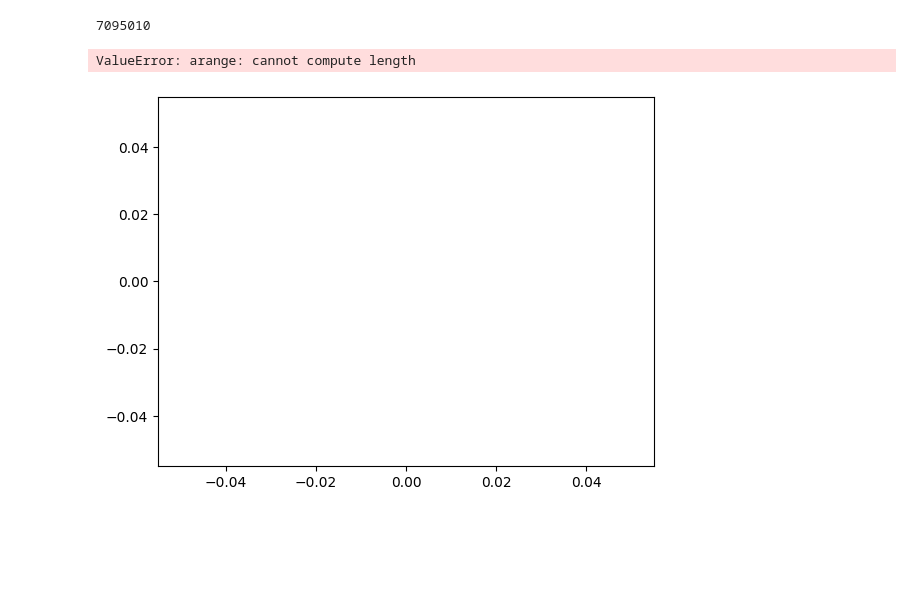
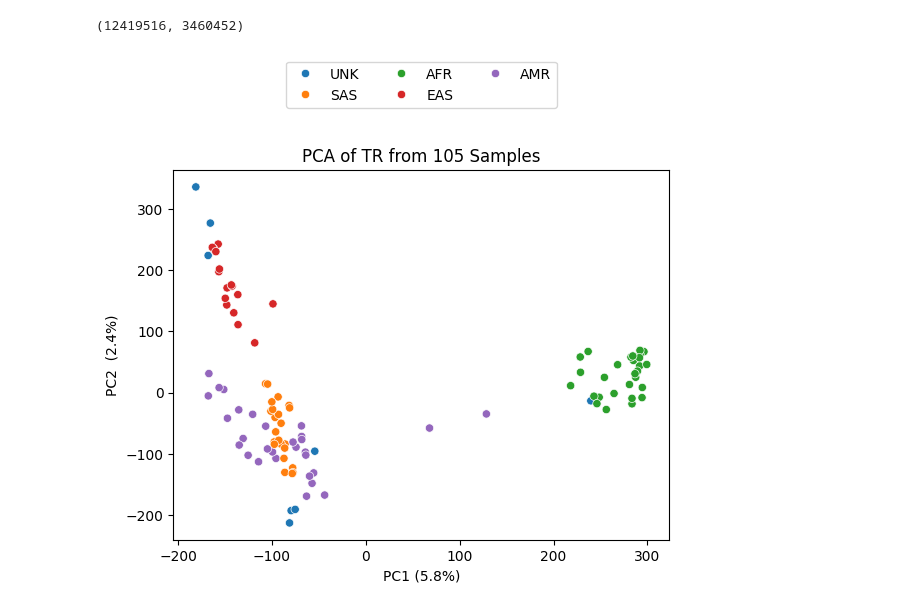
Before and after one commit to ACEnglish/tdb, a Jupyter notebook: notebooks/PCA.ipynb, the cells around one changed output. Drawn from its saved outputs; the diff is of its cells as text; code cells hidden in the pictures; blank space fills up the shorter version.

Commit message:
Cleaning PCA notebook
That had experimental Methylation-based PCA notes. Now has a full
analysis.

```diff
--- a/notebooks/PCA.ipynb
+++ b/notebooks/PCA.ipynb
@@ -214,11 +13,43 @@ all_nan = np.isnan(pca_methyl.values).sum(axis=0)
-# %%
-all_nan[0], len(pca_methyl
-# %% [output]
-7095010
-# %%
-for i in ["HG03825", "HG02738", "HG00609"]:
-    sb.histplot(pca_methyl[i], binwidth=10)
-    plt.show()
-# %% [output]
-ValueError: arange: cannot compute length
-[figure, removed]
+# %%
+alleles = data['allele'].set_index(['LocusID', 'allele_number'])[[]]
+# %%
+all_lengths = []
+for i, sample in enumerate(data['sample']):
+    m_samp = data['sample'][sample]
+    m_samp = m_samp[m_samp['spanning_reads'] >= 10].set_index(['LocusID', 'allele_number'])
+    alleles[sample] = alleles.index.isin(m_samp.index).astype(int)
+    # de-fragment the frame every once in a while
+    if i % 50 == 0:
+        alleles = alleles.copy()
+
+alleles = alleles.fillna(0)
+# %%
+# Filter to alleles that occur in 5%-95% of samples
+keep = alleles.mean(axis=1).between(0.05, 0.95)
+len(keep), keep.sum()
+# %% [output]
+(12419516, 3460452)
+# %%
+pca = PCA(n_components=2)
+values = alleles[keep].values.T
+X_r = pca.fit(values).transform(values)
+
+m_X = pd.DataFrame(X_r, columns=["PC1", "PC2"])
+m_X['sample'] = alleles.columns
+
+# Add Population information for the plot
+meta = pd.read_csv("/Users/english/code/references/hprc_105.tdb/igsr_samples.tsv", sep='\t')
+slookup = dict(zip(meta["Sample name"], meta["Superpopulation code"]))
+
+m_X['Super Pop'] = m_X['sample'].map(slookup).fillna('UNK')
+
+pc1, pc2 = pca.explained_variance_ratio_
+pc1 = round(pc1*100, 1)
+pc2 = round(pc2*100, 1)
+
+p = sb.scatterplot(data=m_X, x="PC1", y="PC2", hue="Super Pop")
+plt.legend(loc='lower center', bbox_to_anchor=(0.5, 1.15), ncol=3)
+_ = p.set(title=f"PCA of TR from {len(data['sample'])} Samples",
+         xlabel=f"PC1 ({pc1}%)", ylabel=f"PC2  ({pc2}%)")
+# %% [output]
+[figure, added]
```
Also changed, not shown: parts of 26 cells of this notebook.
